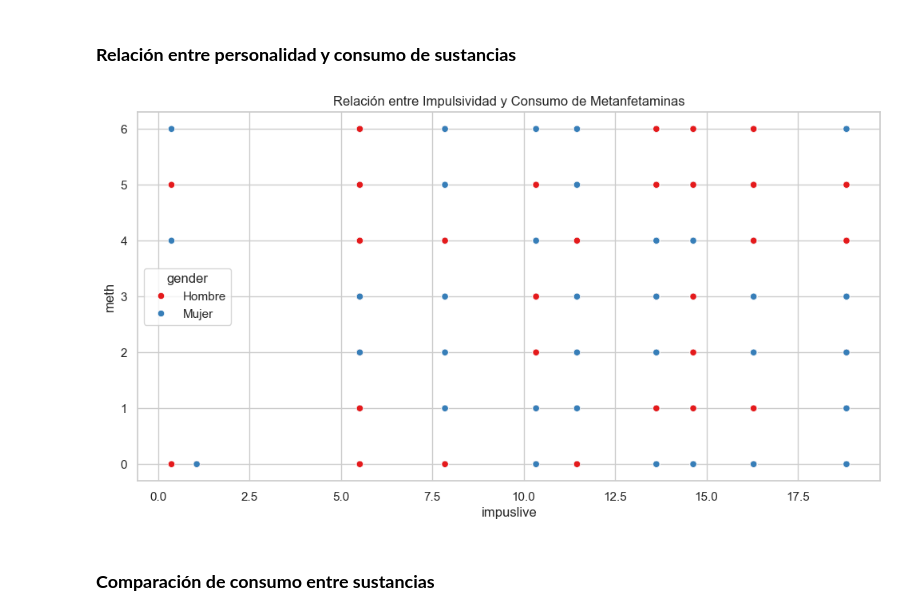
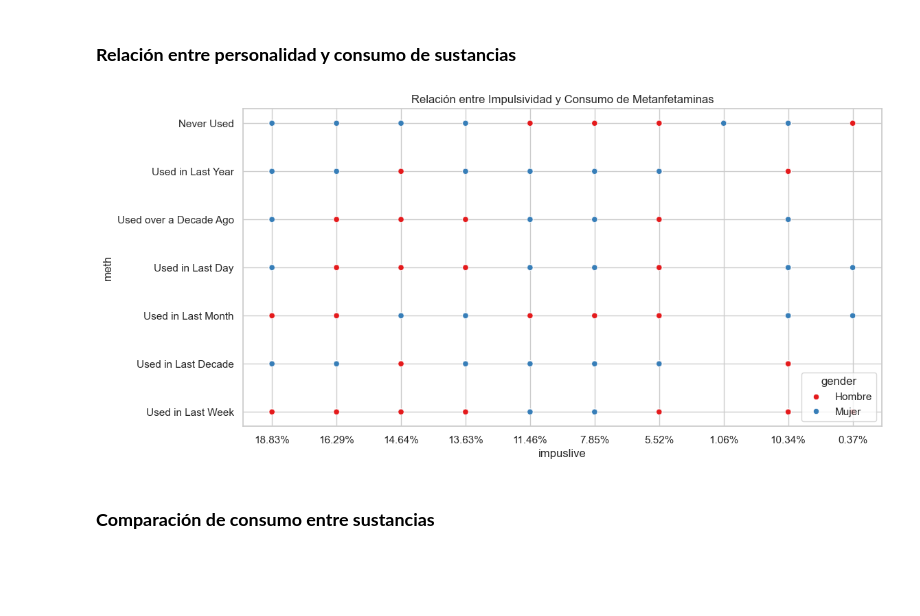
Before and after one commit to Xio0918/Storytelling, a Jupyter notebook: Drug_consumption.ipynb, the cells around one changed output. Saved outputs shown, nothing was run; the diff lists cells and outputs as text; code cells hidden in the pictures; blank space fills up the shorter version.

```diff
--- a/Drug_consumption.ipynb
+++ b/Drug_consumption.ipynb
@@ -1058,10 +1067,10 @@ plt.show()
 ### **Relación entre personalidad y consumo de sustancias**
 # %%
 plt.figure(figsize=(12, 6))
-sns.scatterplot(data=df_encoded, x="impuslive", y="meth", hue="gender", palette="Set1")
+sns.scatterplot(data=df, x="impuslive", y="meth", hue="gender", palette="Set1")
 plt.title("Relación entre Impulsividad y Consumo de Metanfetaminas")
 plt.show()
 # %% [output]
-[figure, old version]
+[figure, new version]
 # %% [markdown]
 ### **Comparación de consumo entre sustancias**
```
Also changed, not shown: parts of 6 cells of this notebook.
